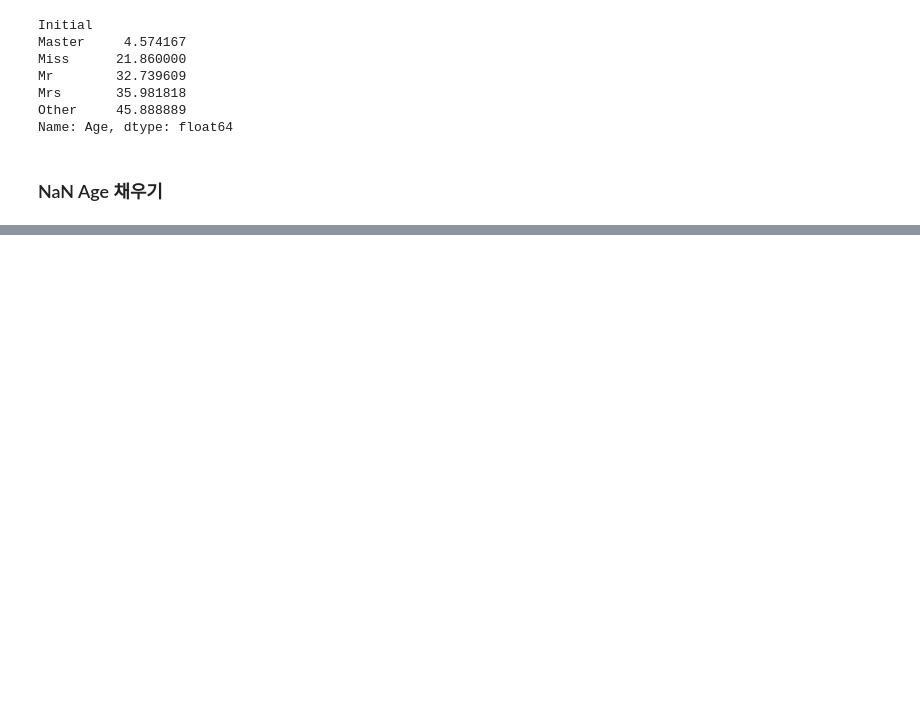
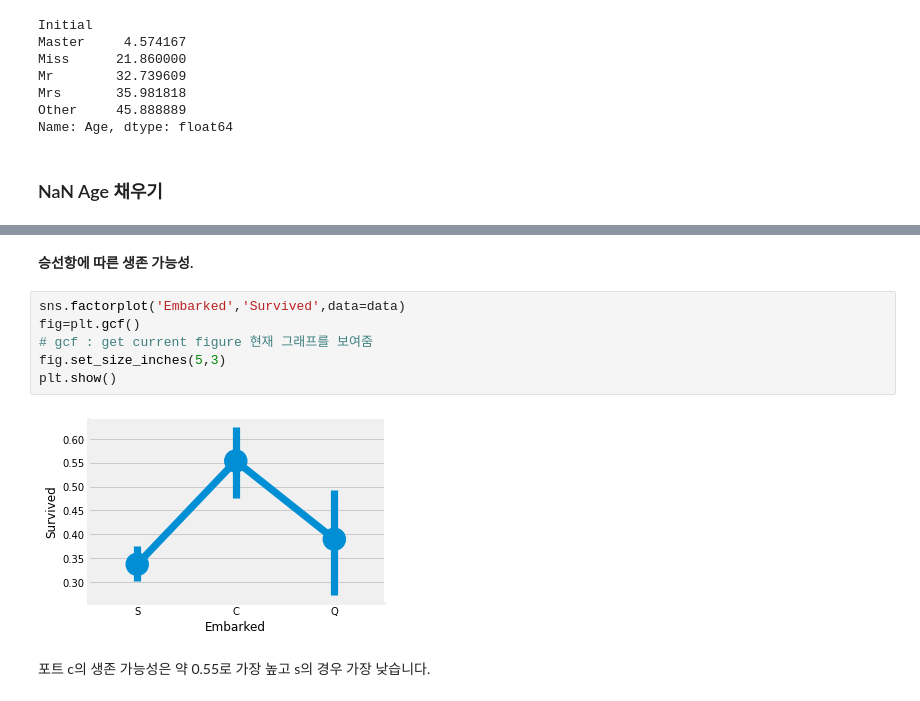
Before and after one commit to itchyfeet-patient/kaggle-DieTanic, a Jupyter notebook: notebook8d0146b2e8.ipynb, the cells around one changed output, grey strips where cells are left out. Drawn from its saved outputs; the diff is of its cells as text; blank space fills up the shorter version.

```diff
--- a/notebook8d0146b2e8.ipynb
+++ b/notebook8d0146b2e8.ipynb
@@ -320,0 +335,12 @@ data_check
+# %% [markdown]
+**승선항에 따른 생존 가능성.**
+# %%
+sns.factorplot('Embarked','Survived',data=data)
+fig=plt.gcf()
+# gcf : get current figure 현재 그래프를 보여줌
+fig.set_size_inches(5,3)
+plt.show()
+# %% [output]
+[figure, added]
+# %% [markdown]
+포트 c의 생존 가능성은 약 0.55로 가장 높고 s의 경우 가장 낮습니다.
```
Also changed, not shown: parts of 11 cells of this notebook.
